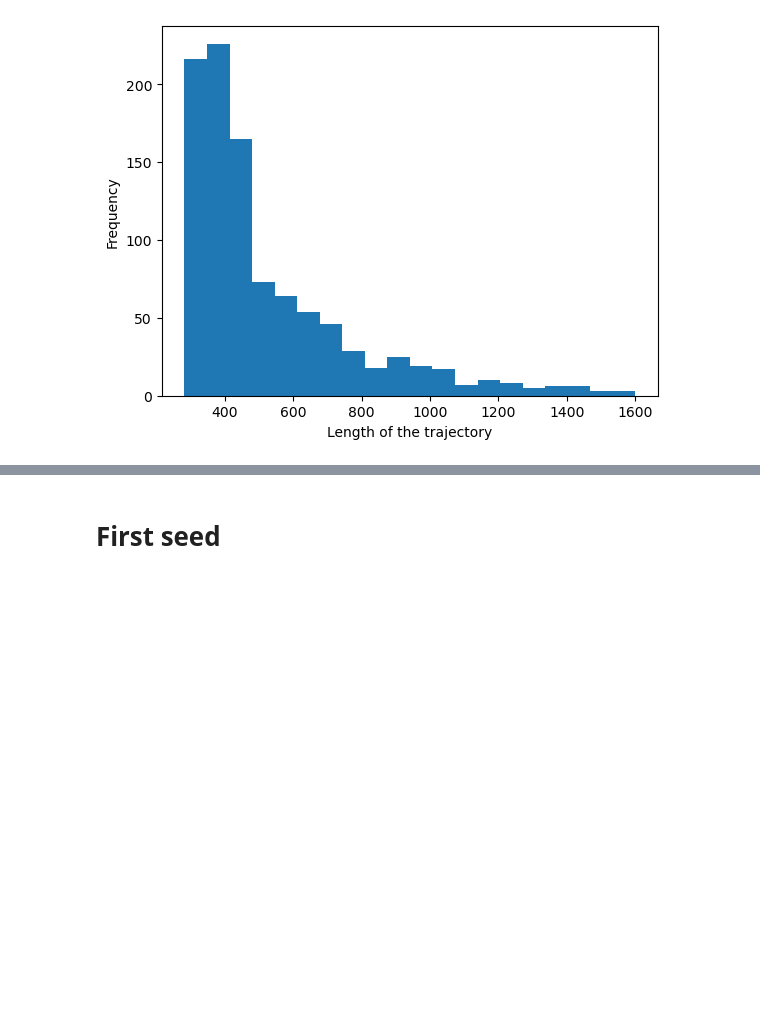
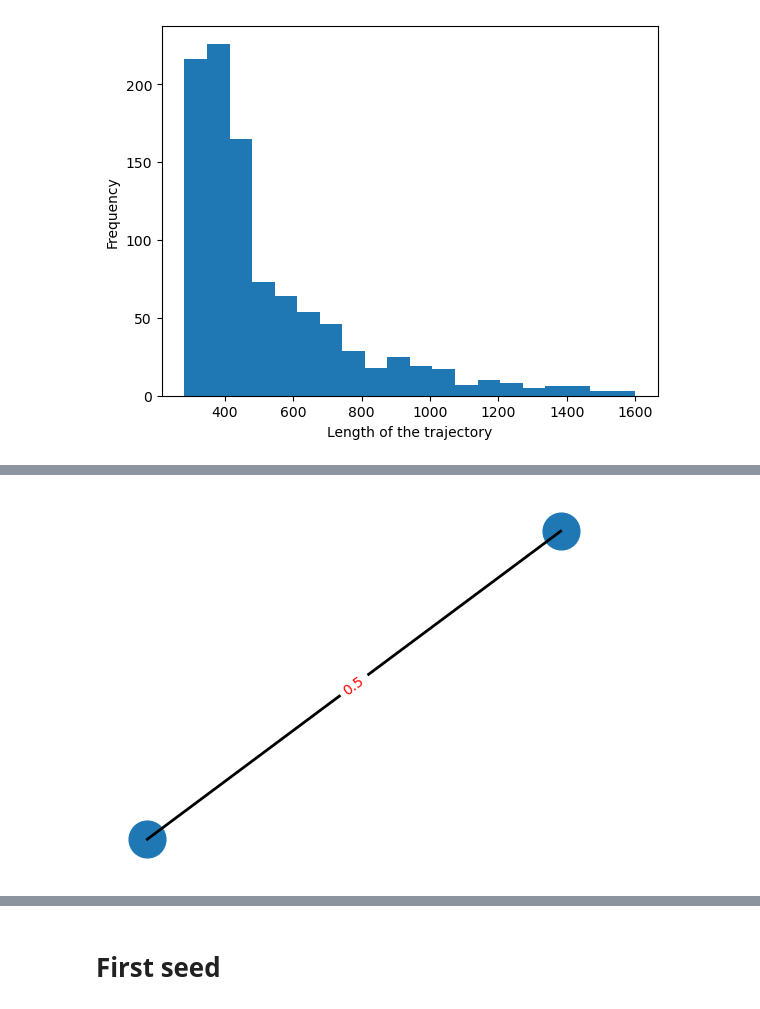
Before and after one commit to giorgionicoletti/InferenceFSCs, a Jupyter notebook: notebooks/data_FSC_checks.ipynb, the cells around one changed output, grey strips where cells are left out. Cells and saved outputs as stored; diff of their text form; code cells hidden in the pictures; blank space fills up the shorter version.

```diff
--- a/notebooks/data_FSC_checks.ipynb
+++ b/notebooks/data_FSC_checks.ipynb
@@ -204,0 +316,55 @@ for seed in seeds:
+# %%
+import networkx as nx
+import matplotlib.pyplot as plt
+
+# Create a directed graph
+G = nx.DiGraph()
+
+# Add nodes
+G.add_node('A')
+G.add_node('B')
+
+# Add an edge
+G.add_edge('A', 'B')
+
+# Define positions for the nodes
+pos = {'A': (0, 0), 'B': (1, 1)}
+
+# Create the plot
+fig, ax = plt.subplots()
+
+# Draw nodes
+nx.draw_networkx_nodes(G, pos, node_size=700, ax=ax)
+
+# Draw edge labels
+edge_labels = {('A', 'B'): '0.5'}
+nx.draw_networkx_edge_labels(G, pos, edge_labels=edge_labels, font_color='red', ax=ax)
+
+# Draw the interrupted edge manually
+x1, y1 = pos['A']
+x2, y2 = pos['B']
+mid_x = (x1 + x2) / 2
+mid_y = (y1 + y2) / 2
+gap = 0.05  # Adjust the gap size as needed
+
+# Calculate the direction vector of the edge
+dx = x2 - x1
+dy = y2 - y1
+length = (dx**2 + dy**2)**0.5
+ux = dx / length
+uy = dy / length
+
+# Draw the two segments of the edge
+line1 = plt.Line2D([x1, mid_x - gap * ux], [y1, mid_y - gap * uy], color='black', linewidth=2)
+line2 = plt.Line2D([mid_x + gap * ux, x2], [mid_y + gap * uy, y2], color='black', linewidth=2)
+ax.add_line(line1)
+ax.add_line(line2)
+
+# Set axis limits and remove axis
+ax.set_xlim(-0.1, 1.1)
+ax.set_ylim(-0.1, 1.1)
+ax.axis('off')
+
+plt.show()
+# %% [output]
+[figure, added]
```
Also changed, not shown: parts of 5 cells of this notebook.
